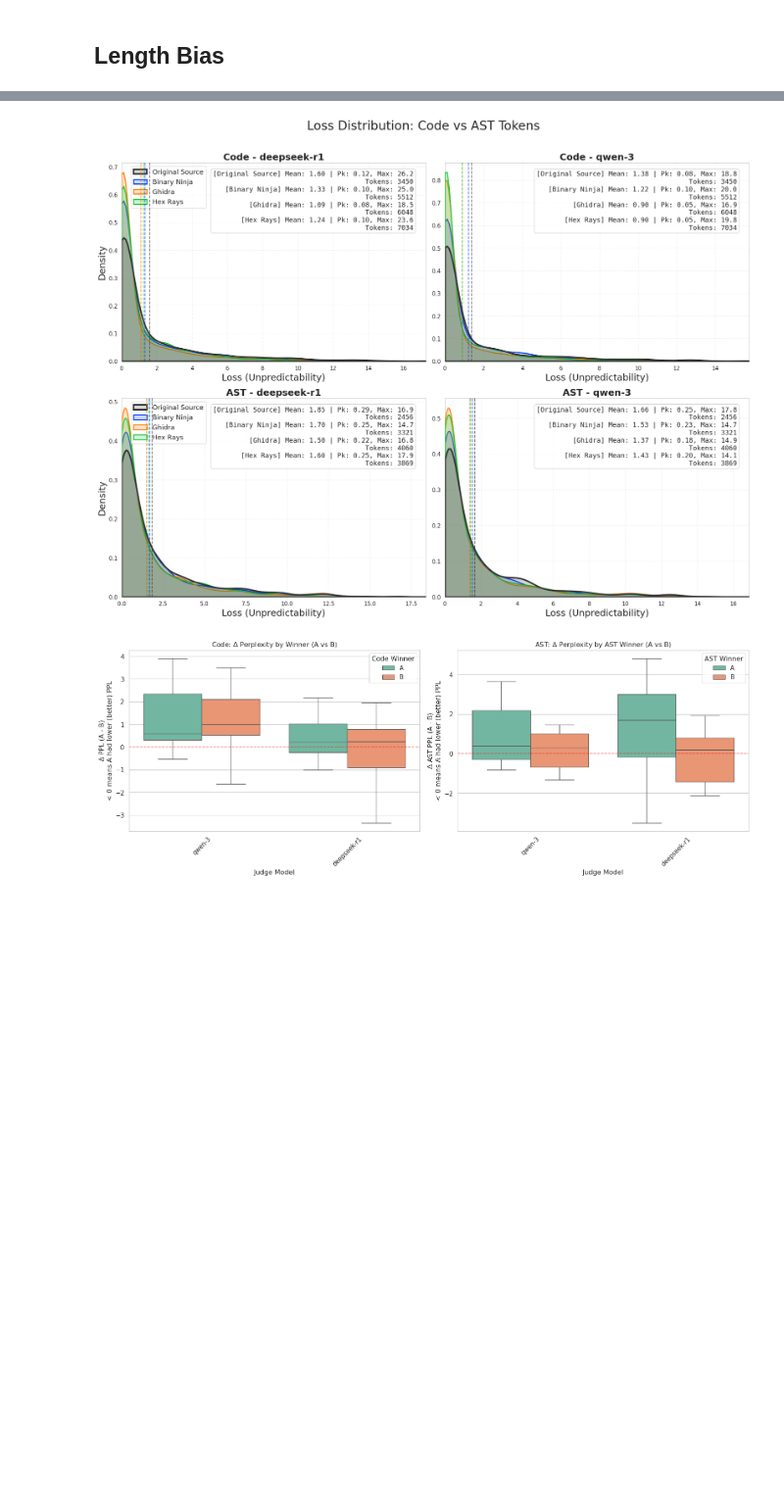
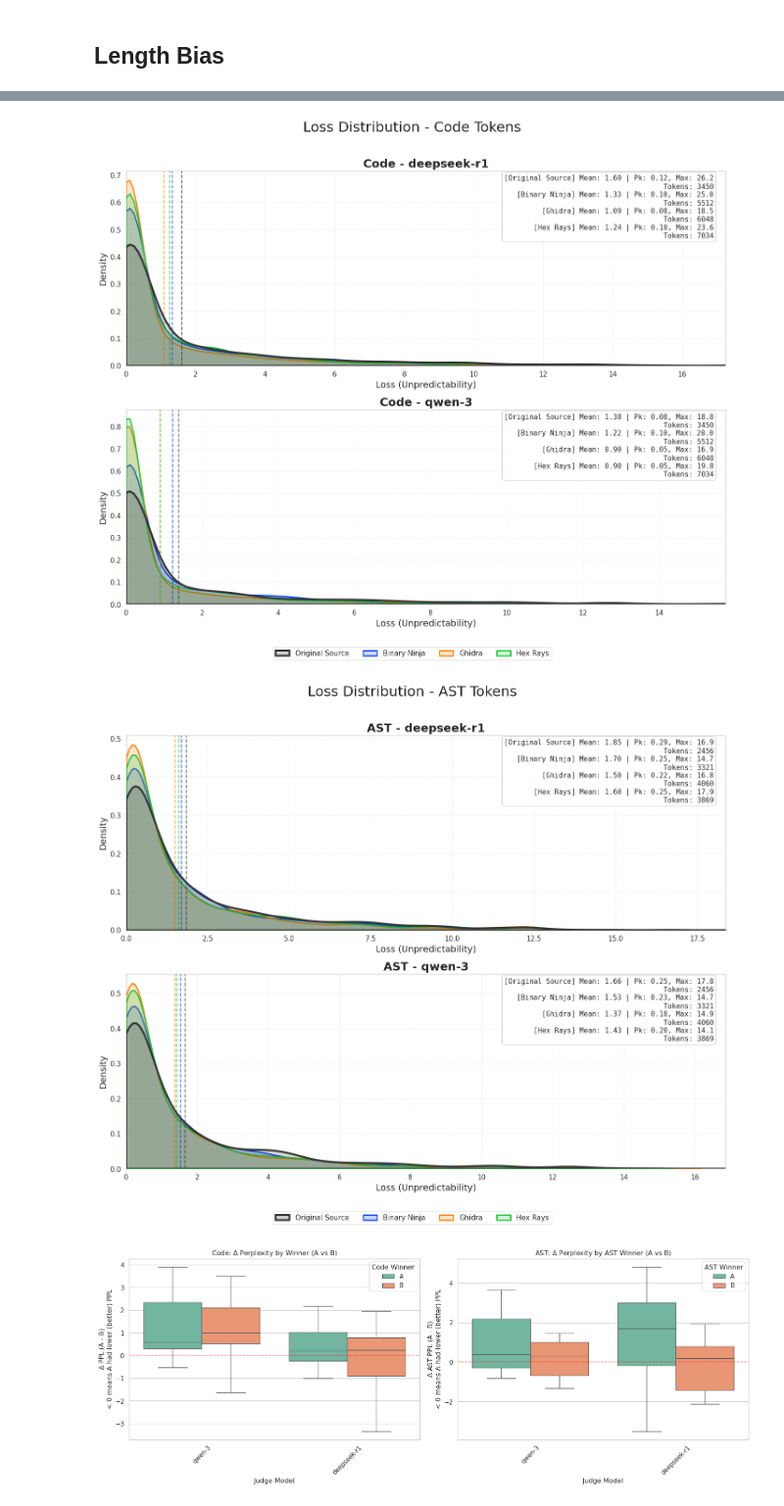
Before and after one commit to Lurpigi/msc-thesis-LLMs-to-rank-decompilers, a Jupyter notebook: final_db.ipynb, the cells around one changed output, grey strips where cells are left out. Shown at 98% size. Saved outputs shown, nothing was run; the diff lists cells and outputs as text; code cells hidden in the pictures; blank space fills up the shorter version.

```diff
--- a/final_db.ipynb
+++ b/final_db.ipynb
@@ -421,12 +465,10 @@ plt.show()
 # %%
-def plot_loss_distributions_combined(json_path):
+def plot_loss_distributions_split(json_path):
     with open(json_path, 'r') as f:
         data = json.load(f)
 
     models = sorted(data.keys())
     n_models = len(models)
-
-    fig, axes = plt.subplots(2, n_models, figsize=(9 * n_models, 14), squeeze=False)
 
     def get_kde_stats(data_list):
         if not data_list or len(data_list) < 2:
@@ -445,12 +487,17 @@ def plot_loss_distributions_combined(json_path):
     palette = sns.color_palette("bright", n_colors=10)
     decompiler_colors = {}
 
-    for row_idx, is_ast in enumerate([False, True]):
+    def draw_figure(is_ast=False):
+        row_name = "AST" if is_ast else "Code"
+        fig, axes = plt.subplots(n_models, 1, figsize=(14, 6 * n_models), squeeze=False)
+
+        legend_map = {}  # label -> handle
+
         for i, model_id in enumerate(models):
-            ax = axes[row_idx, i]
+            ax = axes[i, 0]
             collected = {}
 
-            for _task_id, task_data in data[model_id].items():
+            for _, task_data in data[model_id].items():
                 for key, val in task_data.items():
                     if is_ast:
                         if key.endswith("_ast_loss"):
@@ -468,6 +515,8 @@ def plot_loss_distributions_combined(json_path):
 
             all_model_losses = [l for c in collected.values() for l in c]
             if not all_model_losses:
+                ax.set_title(f"{row_name} - {model_id} (no data)", fontsize=16, fontweight="bold")
+                ax.axis("off")
                 continue
 
             cutoff_x = np.percentile(all_model_losses, 99)
@@ -491,47 +540,67 @@ def plot_loss_distributions_combined(json_path):
                     losses,
                     fill=True,
                     color=color,
                     label=label,
                     clip=(0, cutoff_x * 2),
                     ax=ax,
                     linewidth=linewidth,
                     alpha=0.2,
                     zorder=zorder
                 )
 
+                # capture one handle per label for figure legend
+                if label not in legend_map:
+                    h, l = ax.get_legend_handles_labels()
+                    if l:
+                        legend_map.update(dict(zip(l, h)))
+
                 m, pl, max_v = get_kde_stats(losses)
                 ax.axvline(m, color=color, linestyle="--", alpha=0.7, linewidth=1.5, zorder=zorder + 1)
                 stats_lines.append(f"[{label}] Mean: {m:.2f} | Pk: {pl:.2f}, Max: {max_v:.1f}")
                 stats_lines.append(f"Tokens: {len(losses)}")
 
-            row_name = "Code" if not is_ast else "AST"
             ax.set_title(f"{row_name} - {model_id}", fontsize=18, fontweight="bold")
-            ax.set_xlabel("Loss (Unpredictability)", fontsize=18)
+            ax.set_xlabel("Loss (Unpredictability)", fontsize=14)
+            ax.set_ylabel("Density", fontsize=14)
             ax.set_xlim(0, cutoff_x * 1.5)
             ax.grid(True, linestyle=":", alpha=0.6)
 
             props = dict(boxstyle="round", facecolor="white", alpha=0.85, edgecolor="silver")
             ax.text(
-                0.96, 0.96, "\n".join(stats_lines),
-                transform=ax.transAxes, fontsize=13,
+                0.98, 0.98, "\n".join(stats_lines),
+                transform=ax.transAxes, fontsize=11,
                 verticalalignment="top", horizontalalignment="right",
                 bbox=props, fontfamily="monospace"
             )
 
-            if i == 0:
-                ax.set_ylabel("Density", fontsize=18)
-                ax.legend(loc="upper left", bbox_to_anchor=(0.02, 1.0), fontsize=13)
-            else:
-                ax.set_ylabel("")
+            # remove axis legend
+            if ax.get_legend() is not None:
+                ax.get_legend().remove()
 
-    fig.suptitle("Loss Distribution: Code vs AST Tokens", fontsize=24, y=0.995)
-    fig.tight_layout(rect=[0, 0.02, 1, 0.98])
-    plt.show()
+        # figure-level legend under the plots
+        if legend_map:
+            fig.legend(
+                legend_map.values(),
+                legend_map.keys(),
+                loc="lower center",
+                bbox_to_anchor=(0.5, 0.01),
+                ncol=min(4, len(legend_map)),
+                fontsize=11,
+                frameon=True
+            )
+
+        fig.suptitle(f"Loss Distribution - {row_name} Tokens", fontsize=22, y=0.995)
+        fig.tight_layout(rect=[0, 0.06, 1, 0.98])  # leave room for bottom legend
+        plt.show()
+
+    draw_figure(is_ast=False)
+    draw_figure(is_ast=True)
 
 
-plot_loss_distributions_combined('./dogbolt_bench/outputs/dogbolt_report_loss.json')
+plot_loss_distributions_split('./dogbolt_bench/outputs/dogbolt_report_loss.json')
 # %% [output]
-[figure, old version]
+[figure, new version]
+[figure, added]
 # %%
 def evaluate_dogbolt_correlations(df):
     df_corr = df.copy()
```
Also changed, not shown: parts of 3 cells of this notebook, 55 other files.
